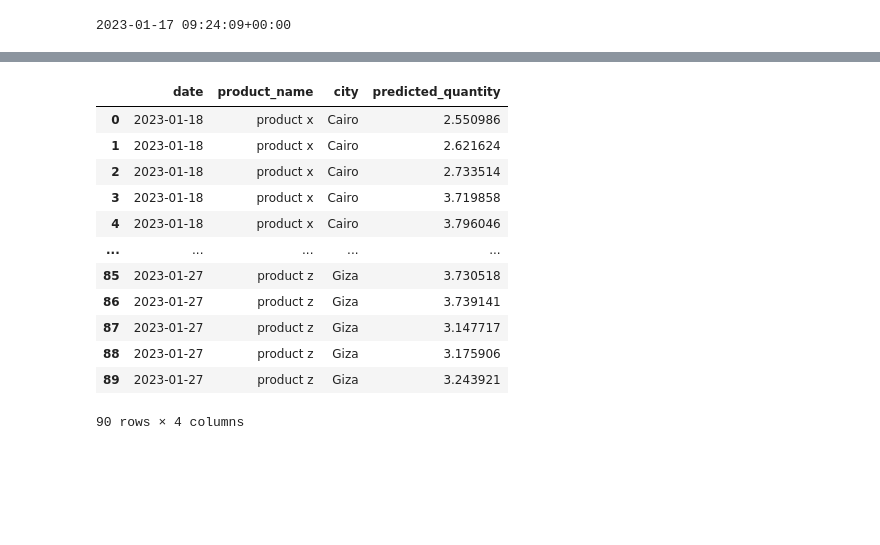
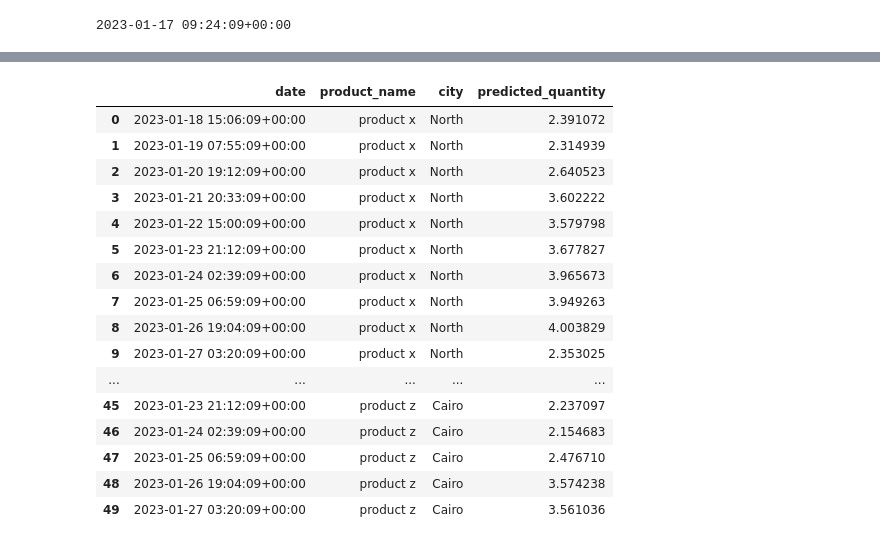
Before and after one commit to youssefelzahar/Forecasting-sales-for-10-days, a Jupyter notebook: Model.ipynb, the cells around one changed output, grey strips where cells are left out. Drawn from its saved outputs; the diff is of its cells as text; code cells hidden in the pictures; blank space fills up the shorter version.

```diff
--- a/Model.ipynb
+++ b/Model.ipynb
@@ -359,6 +355,7 @@ plt.show()
 # %%
 #solve null values
 mean_value = data['quantity'].mean()
-data['area'].fillna(mean_value, inplace=True)
 data['rolling_mean'].fillna(mean_value, inplace=True)
+mode_area = data['area'].mode()[0]
+data['area'].fillna(mode_area, inplace=True)
 # %% [output]
@@ -383,8 +380,7 @@ data['city_encoded'] = data['city'].map(mean_encoding_city)
 mean_encoding_area = data.groupby('area')['quantity'].mean()
 data['area_encoded'] = data['area'].map(mean_encoding_area)
 # %%
-#covert date from object to date time and extract more informaations years, months, days
-data['date'] = pd.to_datetime(data['date'])
+# extract more informaations years, months, days
 data['year'] = data['date'].dt.year
 data['month'] = data['date'].dt.month
 data['day'] = data['date'].dt.day
@@ -512,6 +475,6 @@ original_columns = X_train.columns
 original_columns_test=X_test.columns
 # %%
 #build model
-model = xgb.XGBRegressor(learning_rate=0.01, max_depth=5, n_estimators=500, alpha=0.1,n_jobs=-1 ,colsample_bytree=0.9,subsample=0.9)
+model = xgb.XGBRegressor(learning_rate=0.01, max_depth=5, n_estimators=500, alpha=2,n_jobs=-1 ,colsample_bytree=0.9,subsample=0.9)
 model.fit(X_train_scaled, y_train)
 # %% [output]
@@ -608,10 +567,23 @@ print(max_date)
 # %%
 
 # forecasting 10 days for sales
-future_dates = pd.date_range(start='2023-01-18', periods=10, freq='D') #max date =17 so i'll start from 18
+
+end_date = max_date + pd.DateOffset(days=10)
+future_dates = pd.date_range(end=end_date, periods=10, freq='D',tz='UTC') #max date =17 so i'll start from 18
 future_data = []
+def generate_random_hours(num_dates):
+    return [np.random.randint(0, 24) for _ in range(num_dates)]
 
-for date in future_dates:
+random_hours = generate_random_hours(len(future_dates))
+
+def generate_random_minutes(num_dates):
+    return [np.random.randint(0, 60) for _ in range(num_dates)]
+random_minutes=generate_random_minutes(len(future_dates))
+future_dates_with_time = [
+    date.replace(hour=hour, minute=minute)
+    for date, hour, minute in zip(future_dates, random_hours, random_minutes)
+]
+for date in future_dates_with_time:
     for product in data_cleaned['product_name'].unique():
         for city in data_cleaned['city'].unique():
             row = {
@@ -619,7 +591,7 @@ for date in future_dates:
                 'month': date.month,
                 'day': date.day,
                 'day_of_week': date.dayofweek,
-                'hour': date.hour,
+                'hour': end_date.hour,
                 'rolling_mean': data_cleaned[data_cleaned['product_name'] == product]['rolling_mean'].mean(),
                 'retail price': data_cleaned[data_cleaned['product_name'] == product]['retail price'].mean(),
                 'UnitePrice': data_cleaned[data_cleaned['product_name'] == product]['UnitePrice'].mean(), #I will get mean to use it to predict new values
@@ -643,5 +615,6 @@ future_df = future_df[original_columns]
 future_df_scaled = scaler.transform(future_df)
 
 future_predictions = model.predict(future_df_scaled)
+
 future_predictions
 # %% [output]
@@ -680,22 +637,28 @@ future_df
 # %%
 forecast_results = pd.DataFrame({
-    'date': future_dates.repeat(len(data_cleaned['product_name'].unique()) * len(data_cleaned['city'].unique())),
-    'product_name': [prod for prod in data_cleaned['product_name'].unique() for _ in range(len(future_dates) * len(data_cleaned['city'].unique()))],
-    'city': [c for _ in data_cleaned['product_name'].unique() for c in data_cleaned['city'].unique() for _ in range(len(future_dates))],
+    'date': np.tile(future_dates_with_time, len(data_cleaned['product_name'].unique()) * len(data_cleaned['city'].unique())),
+    'product_name': np.repeat(data_cleaned['product_name'].unique(), len(future_dates_with_time) * len(data_cleaned['city'].unique())),
+    'city': np.repeat(np.tile(data_cleaned['city'].unique(), len(data_cleaned['product_name'].unique())), len(future_dates_with_time)),
     'predicted_quantity': future_predictions
 })
-forecast_results
+
+# Output forecast results
+forecast_results.head(50)
 # %% [output]
 |  | date | product_name | city | predicted_quantity |
-| 0 | 2023-01-18 | product x | Cairo | 2.550986 |
-| 1 | 2023-01-18 | product x | Cairo | 2.621624 |
-| 2 | 2023-01-18 | product x | Cairo | 2.733514 |
-| 3 | 2023-01-18 | product x | Cairo | 3.719858 |
-| 4 | 2023-01-18 | product x | Cairo | 3.796046 |
+| 0 | 2023-01-18 15:06:09+00:00 | product x | North | 2.391072 |
+| 1 | 2023-01-19 07:55:09+00:00 | product x | North | 2.314939 |
+| 2 | 2023-01-20 19:12:09+00:00 | product x | North | 2.640523 |
+| 3 | 2023-01-21 20:33:09+00:00 | product x | North | 3.602222 |
+| 4 | 2023-01-22 15:00:09+00:00 | product x | North | 3.579798 |
+| 5 | 2023-01-23 21:12:09+00:00 | product x | North | 3.677827 |
+| 6 | 2023-01-24 02:39:09+00:00 | product x | North | 3.965673 |
+| 7 | 2023-01-25 06:59:09+00:00 | product x | North | 3.949263 |
+| 8 | 2023-01-26 19:04:09+00:00 | product x | North | 4.003829 |
+| 9 | 2023-01-27 03:20:09+00:00 | product x | North | 2.353025 |
 | ... | ... | ... | ... | ... |
-| 85 | 2023-01-27 | product z | Giza | 3.730518 |
-| 86 | 2023-01-27 | product z | Giza | 3.739141 |
-| 87 | 2023-01-27 | product z | Giza | 3.147717 |
-| 88 | 2023-01-27 | product z | Giza | 3.175906 |
-| 89 | 2023-01-27 | product z | Giza | 3.243921 |
+| 45 | 2023-01-23 21:12:09+00:00 | product z | Cairo | 2.237097 |
+| 46 | 2023-01-24 02:39:09+00:00 | product z | Cairo | 2.154683 |
+| 47 | 2023-01-25 06:59:09+00:00 | product z | Cairo | 2.476710 |
+| 48 | 2023-01-26 19:04:09+00:00 | product z | Cairo | 3.574238 |
+| 49 | 2023-01-27 03:20:09+00:00 | product z | Cairo | 3.561036 |
-90 rows × 4 columns
```
Also changed, not shown: parts of 24 cells of this notebook.
